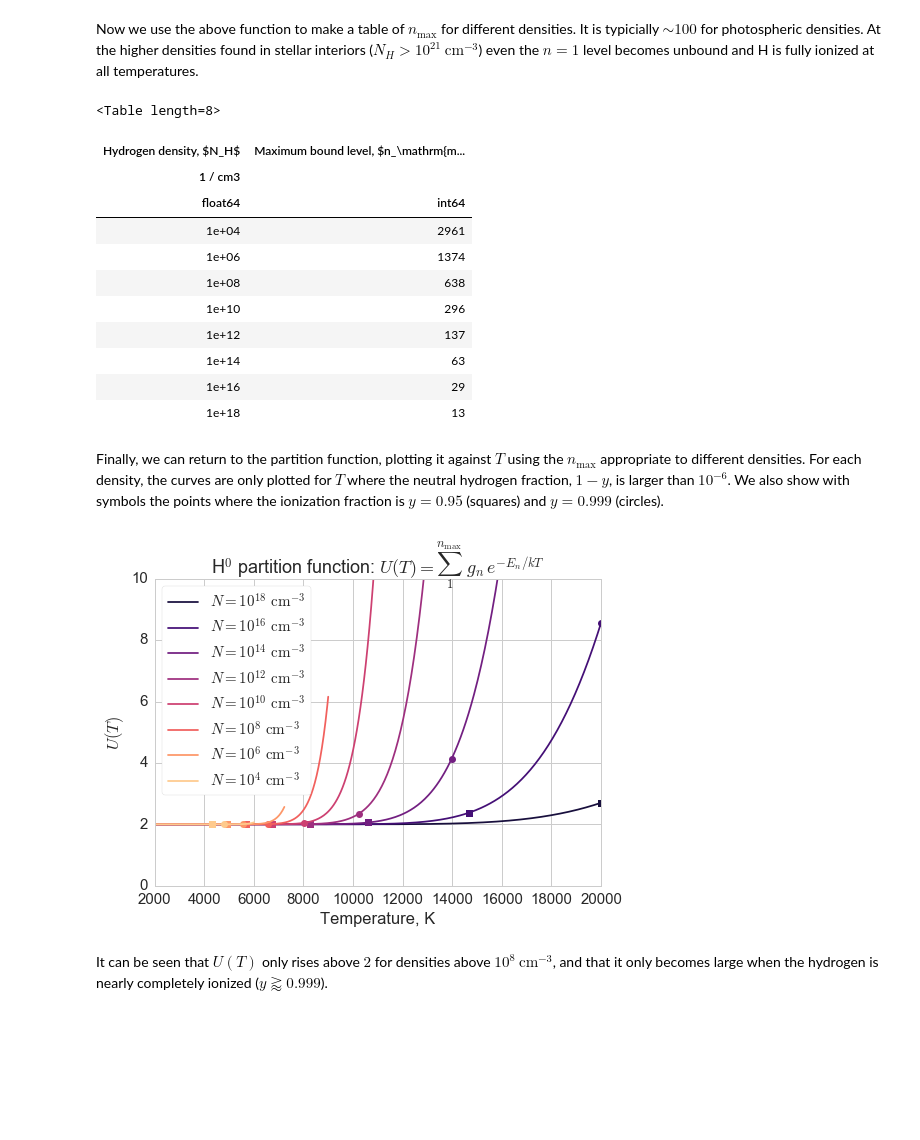
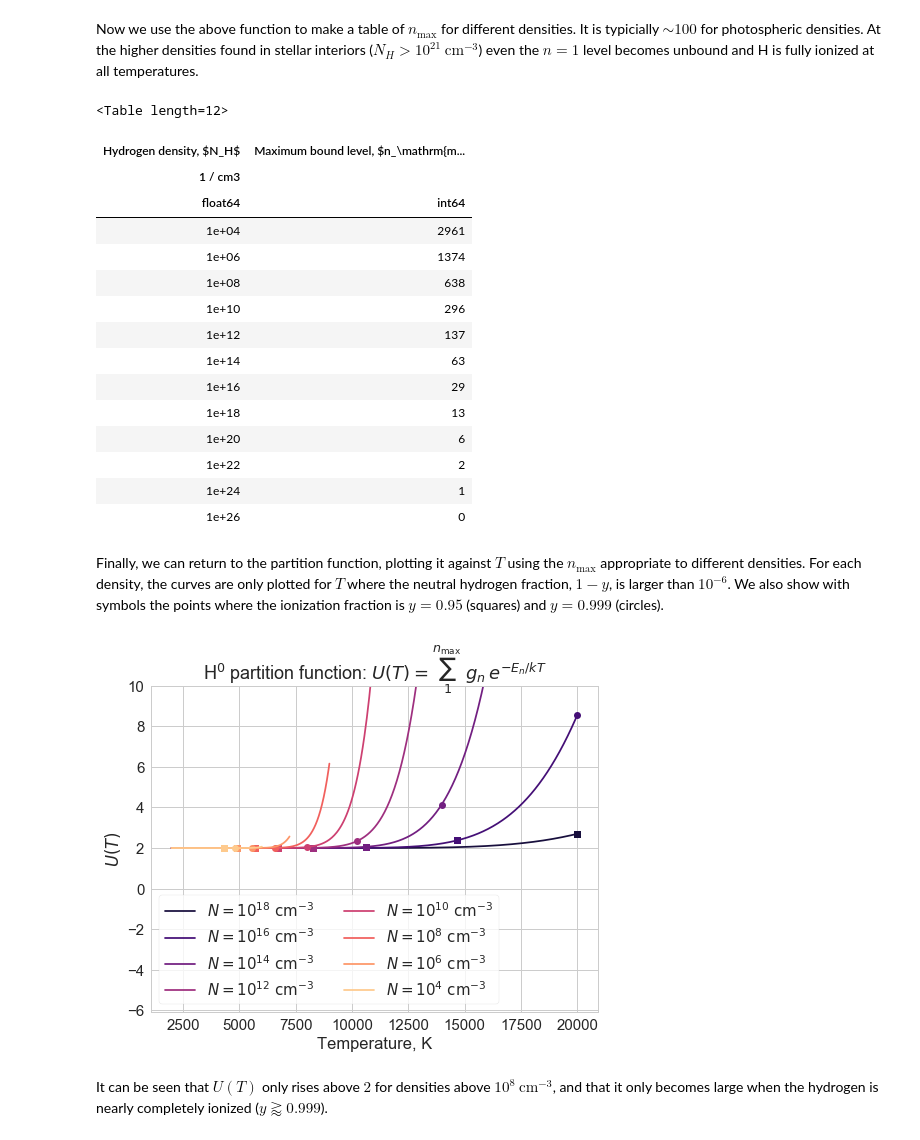
Before and after one commit to deprecated/lte-opacities, a Jupyter notebook: LTE Opacity.ipynb, the cells around one changed output. Cells and saved outputs as stored; diff of their text form; code cells hidden in the pictures; blank space fills up the shorter version.

```diff
--- a/LTE Opacity.ipynb
+++ b/LTE Opacity.ipynb
@@ -11,7 +11,9 @@ sns.set(context='notebook',
         style='whitegrid',
         palette='dark',
         font_scale=1.5,
-        color_codes=True)
+        color_codes=True,
+        rc={'figure.figsize': (8,6)},
+       )
 # %% [markdown]
 ## Set up the constants we need
 # %%
@@ -147,7 +151,7 @@ fig, ax = plt.subplots(1, 1)
 legend_box_params = {
   'frameon': True,
   'fancybox': True,
-  'fontsize': 'small',
+  'fontsize': 'x-small',
 }
 colors = sns.color_palette('magma_r', n_colors=len(logNgrid))
 epsilon = 0.01
@@ -227,14 +231,15 @@ def nmax_pressure_ionization(Hden):
 # %% [markdown]
 Now we use the above function to make a table of $n_\mathrm{max}$ for different densities.  It is typicially $\sim 100$ for photospheric densities.  At the higher densities found in stellar interiors ($N_H > 10^{21}\ \mathrm{cm}^{-3}$) even the $n = 1$ level becomes unbound and H is fully ionized at all temperatures.
 # %%
-Ns = (10**np.array(logNgrid, dtype='float'))*u.cm**-3
+logNgrid_wide = range(4, 28, 2)
+Ns = (10**np.array(logNgrid_wide, dtype='float'))*u.cm**-3
 Table(data=[
   Column(Ns,
         name=r'Hydrogen density, $N_H$', format='{:.0e}'),
   Column(nmax_pressure_ionization(Ns.value).astype(int),
         name=r'Maximum bound level, $n_\mathrm{max}$')])
 # %% [output]
-<Table length=8>
+<Table length=12>
 | Hydrogen density, $N_H$ | Maximum bound level, $n_\mathrm{m... |
 | 1 / cm3 |  |
 | float64 | int64 |
@@ -246,28 +251,32 @@ Table(data=[
 | 1e+14 | 63 |
 | 1e+16 | 29 |
 | 1e+18 | 13 |
+| 1e+20 | 6 |
+| 1e+22 | 2 |
+| 1e+24 | 1 |
+| 1e+26 | 0 |
 # %% [markdown]
 Finally, we can return to the partition function, plotting it against $T$ using the $n_\mathrm{max}$ appropriate to different densities. For each density, the curves are only plotted for $T$ where the neutral hydrogen fraction, $1 - y$, is larger than $10^{-6}$.  We also show with symbols the points where the ionization fraction is $y = 0.95$ (squares) and $y = 0.999$ (circles).
 # %%
 fig, ax = plt.subplots(1, 1)
 for Hden, c in zip(Ns.value[::-1], colors[::-1]):
   nmax = int(nmax_pressure_ionization(Hden))
   Ugrid = H0_partition_function(Tgrid, nmax=nmax)
   mask = 1.0 - Hplus_fraction(Hden, Tgrid) > 1.e-6
   ax.plot(Tgrid[mask], Ugrid[mask], color=c,
          label=r'$N = 10^{{{}}}\ \mathrm{{cm}}^{{-3}}$'.format(int(np.log10(Hden))))
   for y, sym in [0.95, 's'], [0.999, 'o']:
     i0 = np.argmin(np.abs(Hplus_fraction(Hden, Tgrid) - y))
     ax.plot(Tgrid[i0], Ugrid[i0], sym, color=c)
 ax.set_ylim(None, 10.)
-frame = ax.legend(loc='upper left', **legend_box_params).get_frame()
+frame = ax.legend(loc='lower left', ncol=2, **legend_box_params).get_frame()
 frame.set_facecolor('white')
 sigmatext = r'$U(T) = \sum_1^{n_\mathrm{max}}\ g_n\, e^{-E_n/k T}$'
 ax.set_title('H$^0$ partition function: ' + sigmatext)
 ax.set_xlabel('Temperature, K')
 ax.set_ylabel(r'$U(T)$');
 # %% [output]
-[figure, old version]
+[figure, new version]
 # %% [markdown]
 It can be seen that $U(T)$ only rises above $2$ for densities above $10^8\ \mathrm{cm}^{-3}$, and that it only becomes large when the hydrogen is nearly completely ionized ($y \gtrapprox 0.999$).
 # %% [markdown]
```
Also changed, not shown: parts of 27 cells of this notebook.
